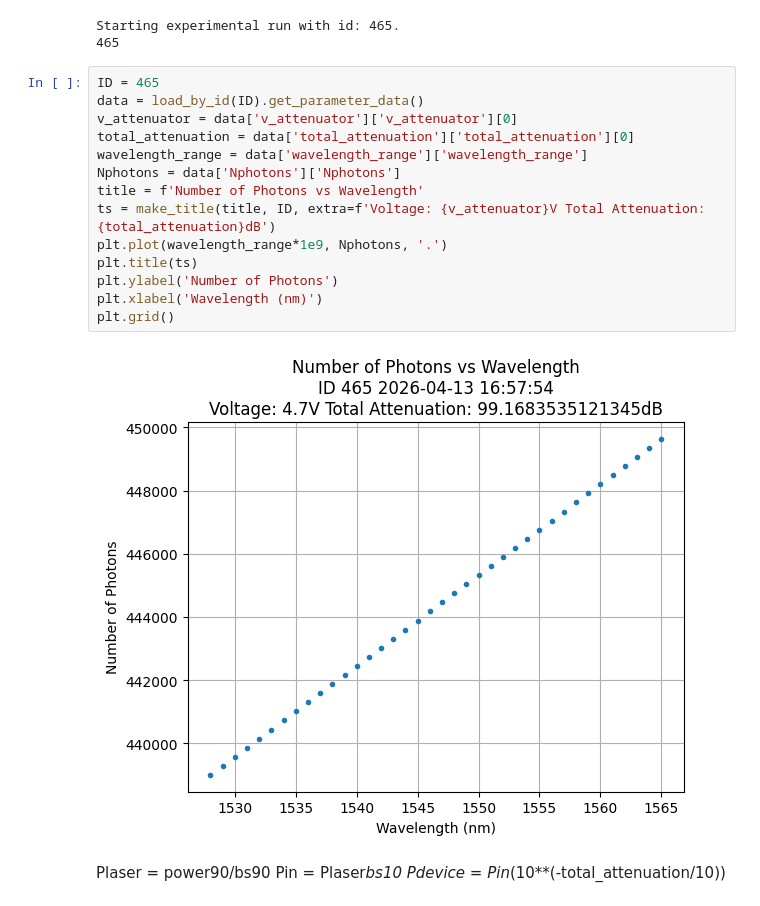
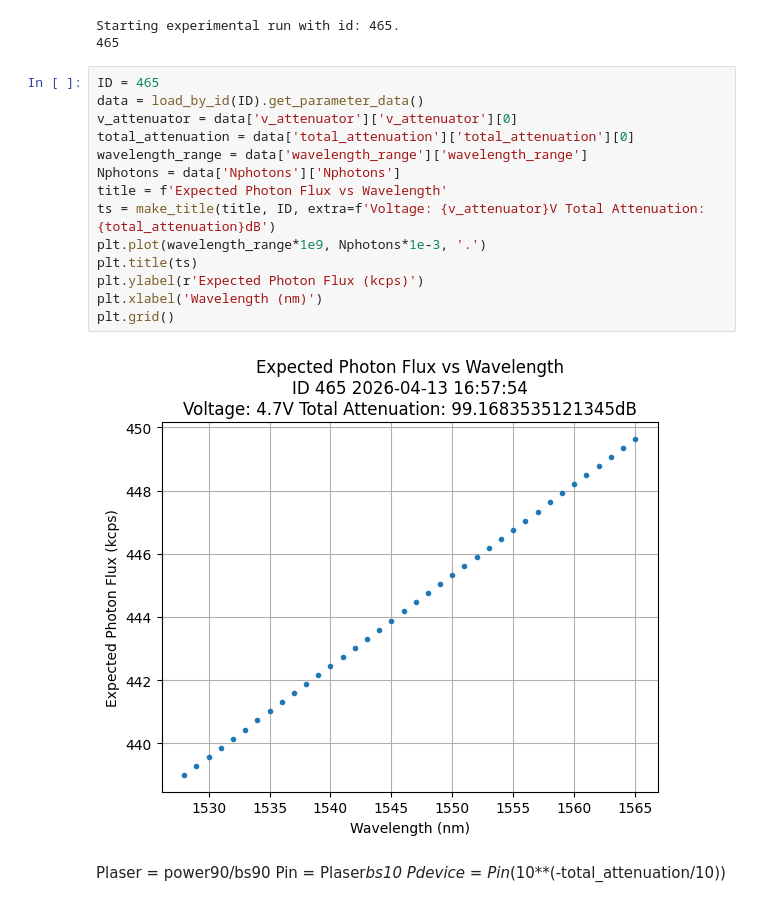
Before and after one commit to QNLSydney/snspd, a Jupyter notebook: SNSPD2/SNSPD4_2_Photon_Number_Calculation.ipynb, the cells around one changed output. Cells and saved outputs as stored; diff of their text form.

```diff
--- a/SNSPD2/SNSPD4_2_Photon_Number_Calculation.ipynb
+++ b/SNSPD2/SNSPD4_2_Photon_Number_Calculation.ipynb
@@ -107,19 +116,19 @@ Starting experimental run with id: 465.
 # %%
 ID = 465
 data = load_by_id(ID).get_parameter_data()
 v_attenuator = data['v_attenuator']['v_attenuator'][0]
 total_attenuation = data['total_attenuation']['total_attenuation'][0]
 wavelength_range = data['wavelength_range']['wavelength_range']
 Nphotons = data['Nphotons']['Nphotons']
-title = f'Number of Photons vs Wavelength'
+title = f'Expected Photon Flux vs Wavelength'
 ts = make_title(title, ID, extra=f'Voltage: {v_attenuator}V Total Attenuation: {total_attenuation}dB')
-plt.plot(wavelength_range*1e9, Nphotons, '.')
+plt.plot(wavelength_range*1e9, Nphotons*1e-3, '.')
 plt.title(ts)
-plt.ylabel('Number of Photons')
+plt.ylabel(r'Expected Photon Flux (kcps)')
 plt.xlabel('Wavelength (nm)')
 plt.grid()
 # %% [output]
-[figure, old version]
+[figure, new version]
 # %% [markdown]
 Plaser =  power90/bs90
 Pin = Plaser*bs10
```
Also changed, not shown: parts of 1 cell of this notebook, 4 other files.
